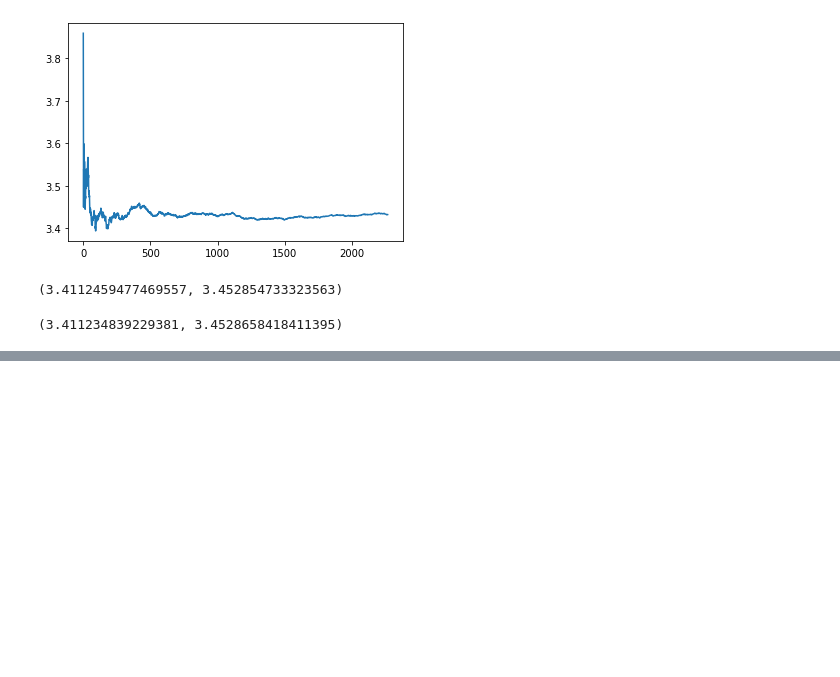
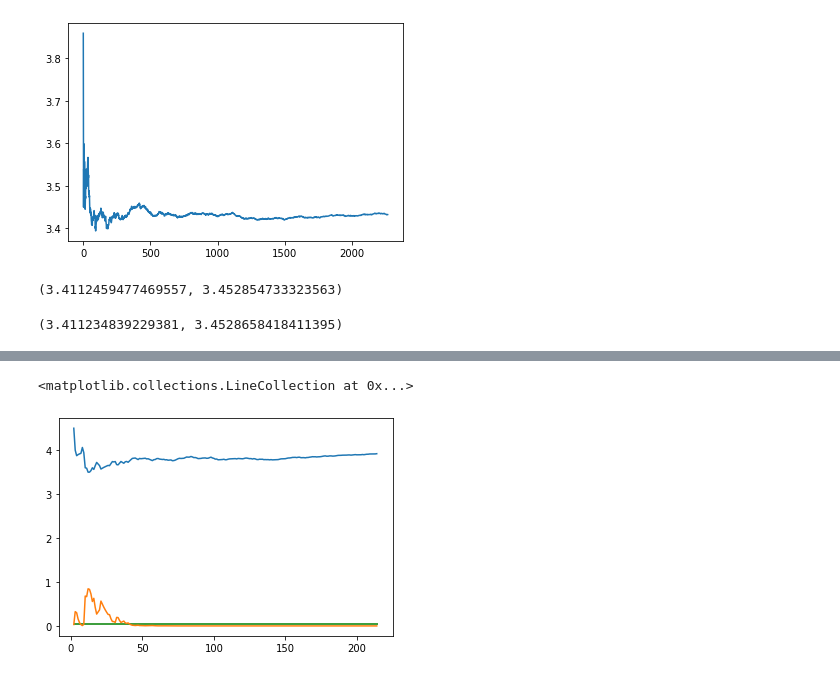
Before and after one commit to Gleis0nLemos/Testes_Estatisticos_com_Python, a Jupyter notebook: Testes_Estatisticos.ipynb, the cells around one changed output, grey strips where cells are left out. Drawn from its saved outputs; the diff is of its cells as text; code cells hidden in the pictures; blank space fills up the shorter version.

Commit message:
Outros testes

```diff
--- a/Testes_Estatisticos.ipynb
+++ b/Testes_Estatisticos.ipynb
@@ -261,0 +314,17 @@ descr_todos_com_10_votos.tconfint_mean()
+# %%
+np.random.seed(75241)
+temp = notas1.sample(frac=1).rating
+
+def calcula_teste(i):
+    media = temp[0:i].mean()
+    stat, p = ztest(temp[0:i], value = 3.4320503405352603)
+    return (i, media, p)
+
+valores = np.array([calcula_teste(i) for i in range(2, len(temp))])
+
+plt.plot(valores[:,0], valores[:,1])
+plt.plot(valores[:,0],valores[:,2])
+plt.hlines(y = 0.05, xmin = 2, xmax = len(temp), colors = 'g') #margem p_value = 0.05
+# %% [output]
+<matplotlib.collections.LineCollection at 0x...>
+[figure, added]
```
Also changed, not shown: parts of 10 cells of this notebook, 1 other file.
